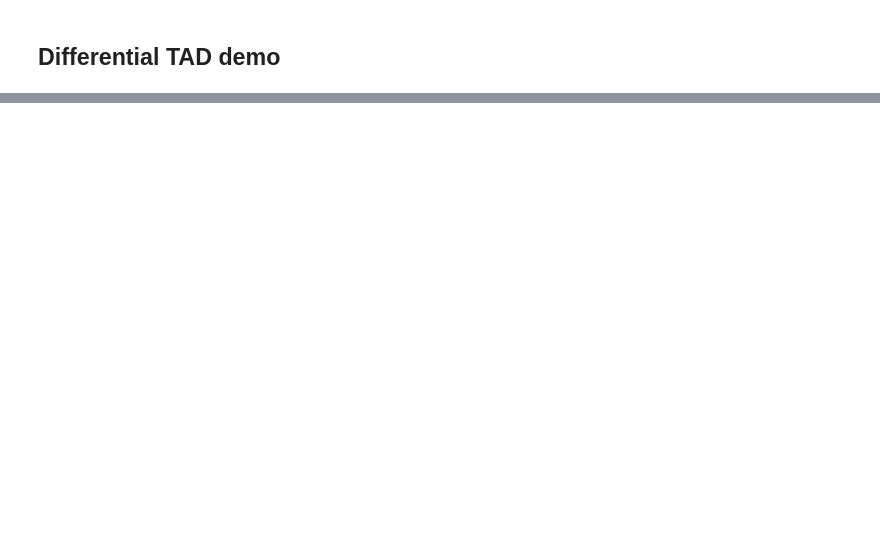
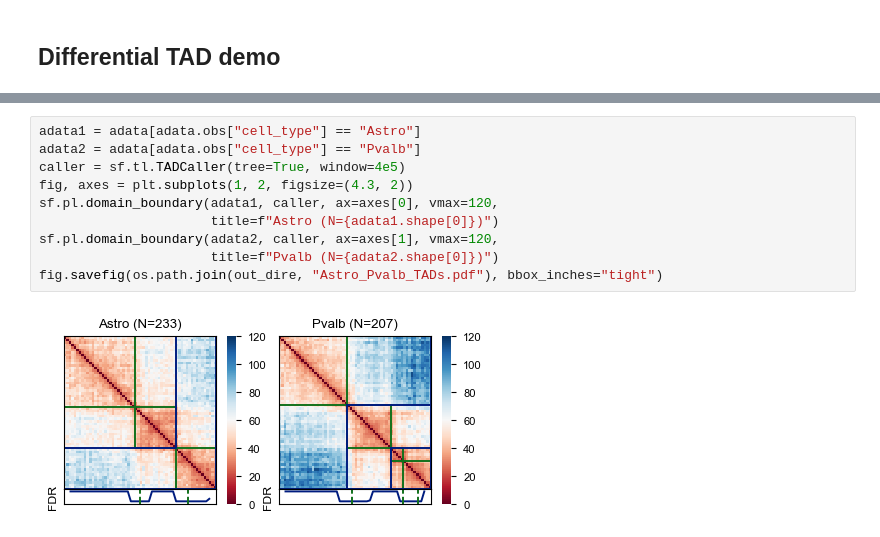
Before and after one commit to hyuyu104/ArcFISH, a Jupyter notebook: figures/3differential.ipynb, the cells around one changed output, grey strips where cells are left out. Saved outputs shown, nothing was run; the diff lists cells and outputs as text; blank space fills up the shorter version.

```diff
--- a/figures/3differential.ipynb
+++ b/figures/3differential.ipynb
@@ -193,0 +68,12 @@ fig.savefig(out_fname, bbox_inches="tight")
+# %%
+adata1 = adata[adata.obs["cell_type"] == "Astro"]
+adata2 = adata[adata.obs["cell_type"] == "Pvalb"]
+caller = sf.tl.TADCaller(tree=True, window=4e5)
+fig, axes = plt.subplots(1, 2, figsize=(4.3, 2))
+sf.pl.domain_boundary(adata1, caller, ax=axes[0], vmax=120,
+                      title=f"Astro (N={adata1.shape[0]})")
+sf.pl.domain_boundary(adata2, caller, ax=axes[1], vmax=120,
+                      title=f"Pvalb (N={adata2.shape[0]})")
+fig.savefig(os.path.join(out_dire, "Astro_Pvalb_TADs.pdf"), bbox_inches="tight")
+# %% [output]
+[figure, added]
```
Also changed, not shown: parts of 31 cells of this notebook, 5 other files.
